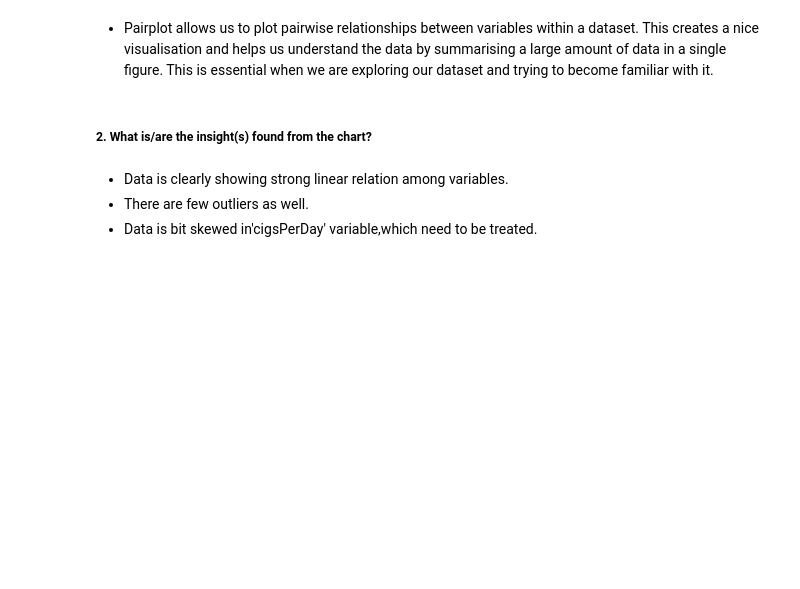
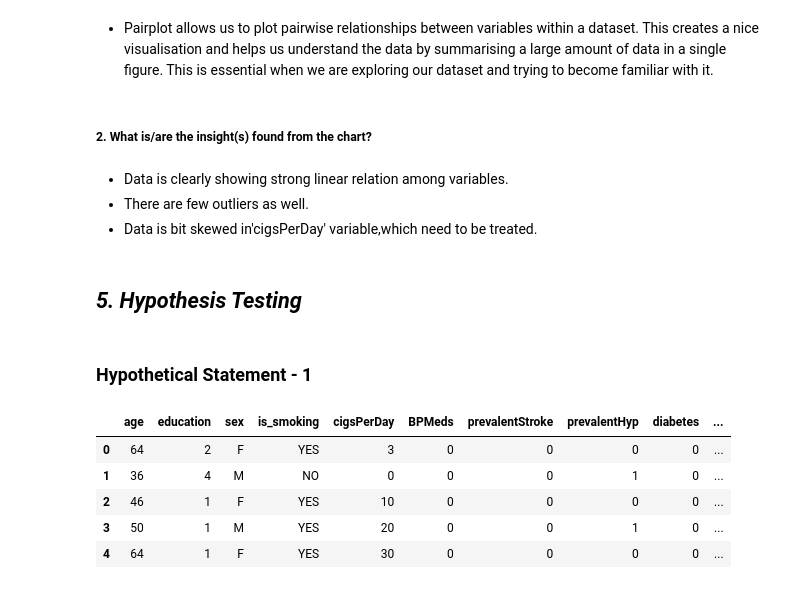
Before and after one commit to Rajat-Sri/Capstone-3-Cardiovascular-Risk-Prediction, a Jupyter notebook: Cardiovascular_Risk_Prediction.ipynb, the cells around one changed output. Drawn from its saved outputs; the diff is of its cells as text; code cells hidden in the pictures; blank space fills up the shorter version.

```diff
--- a/Cardiovascular_Risk_Prediction.ipynb
+++ b/Cardiovascular_Risk_Prediction.ipynb
@@ -830,3 +834,16 @@ sns.pairplot(newdf[cols_to_plot], kind='reg', diag_kind='kde',
 - Data is clearly showing strong linear relation among variables.
 - There are few outliers as well.
 - Data is bit skewed in'cigsPerDay' variable,which need to be treated.
+# %% [markdown]
+## ***5. Hypothesis Testing***
+# %% [markdown]
+### Hypothetical Statement - 1
+# %%
+df.head()
+# %% [output]
+|  | age | education | sex | is_smoking | cigsPerDay | BPMeds | prevalentStroke | prevalentHyp | diabetes | ... |
+| 0 | 64 | 2 | F | YES | 3 | 0 | 0 | 0 | 0 | ... |
+| 1 | 36 | 4 | M | NO | 0 | 0 | 0 | 1 | 0 | ... |
+| 2 | 46 | 1 | F | YES | 10 | 0 | 0 | 0 | 0 | ... |
+| 3 | 50 | 1 | M | YES | 20 | 0 | 0 | 1 | 0 | ... |
+| 4 | 64 | 1 | F | YES | 30 | 0 | 0 | 0 | 0 | ... |
```
Also changed, not shown: parts of 40 cells of this notebook.
